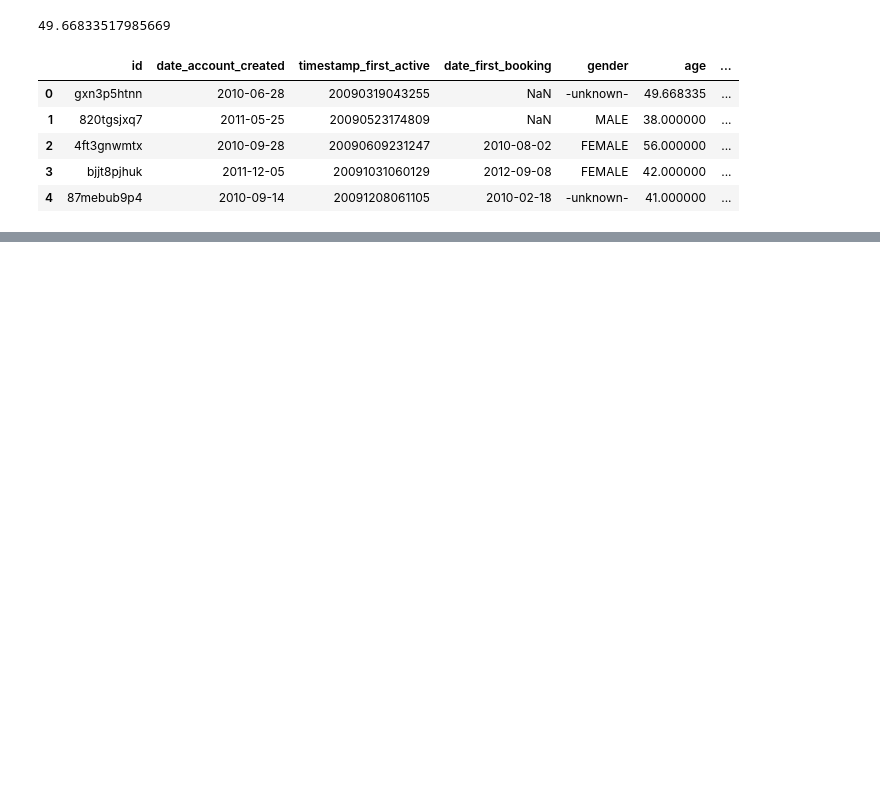
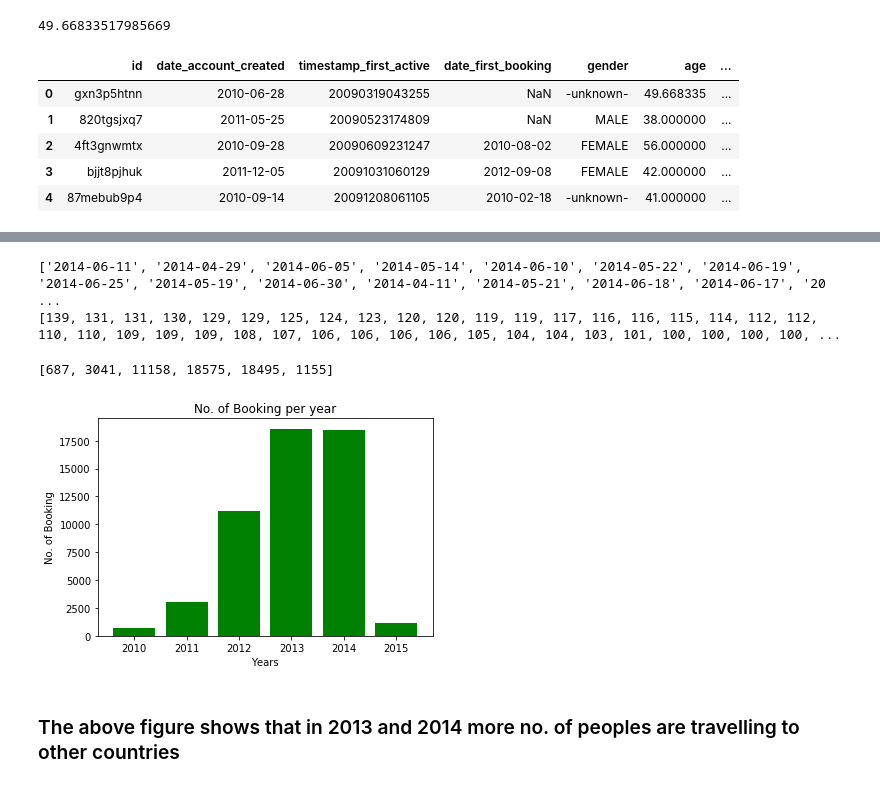
Before and after one commit to shitalajagekar/DataScience, a Jupyter notebook: Airbnb new uer booking.ipynb, the cells around one changed output, grey strips where cells are left out. Saved outputs shown, nothing was run; the diff lists cells and outputs as text; code cells hidden in the pictures; blank space fills up the shorter version.

```diff
--- a/Airbnb new uer booking.ipynb
+++ b/Airbnb new uer booking.ipynb
@@ -279,0 +336,37 @@ base.add_child(incidents)
+# %%
+x=result.date_first_booking.value_counts().keys().tolist()
+print(x)
+y=result.date_first_booking.value_counts().tolist()
+print(y)
+# %% [output]
+['2014-06-11', '2014-04-29', '2014-06-05', '2014-05-14', '2014-06-10', '2014-05-22', '2014-06-19', '2014-06-25', '2014-05-19', '2014-06-30', '2014-04-11', '2014-05-21', '2014-06-18', '2014-06-17', '20 ...
+[139, 131, 131, 130, 129, 129, 125, 124, 123, 120, 120, 119, 119, 117, 116, 116, 115, 114, 112, 112, 110, 110, 109, 109, 109, 108, 107, 106, 106, 106, 106, 105, 104, 104, 103, 101, 100, 100, 100, 100, ...
+# %%
+import calendar
+import datetime
+year = pd.DatetimeIndex(result['date_first_booking']).year
+# %%
+year1=set(year)
+year1=list(year1)
+# %%
+year_count=[]
+for y in year1:
+    count=0
+    for i in year:
+        if i==y:
+            count=count+1
+
+    year_count.append(count)
+print(year_count)
+# %% [output]
+[687, 3041, 11158, 18575, 18495, 1155]
+# %%
+plt.bar(year1,year_count,color=['green'])
+plt.title("No. of Booking per year")
+plt.xlabel("Years")
+plt.ylabel("No. of Booking")
+plt.show()
+# %% [output]
+[figure, added]
+# %% [markdown]
+### The above figure shows that in 2013 and 2014 more no. of peoples are travelling to other countries
```
Also changed, not shown: parts of 60 cells of this notebook.
